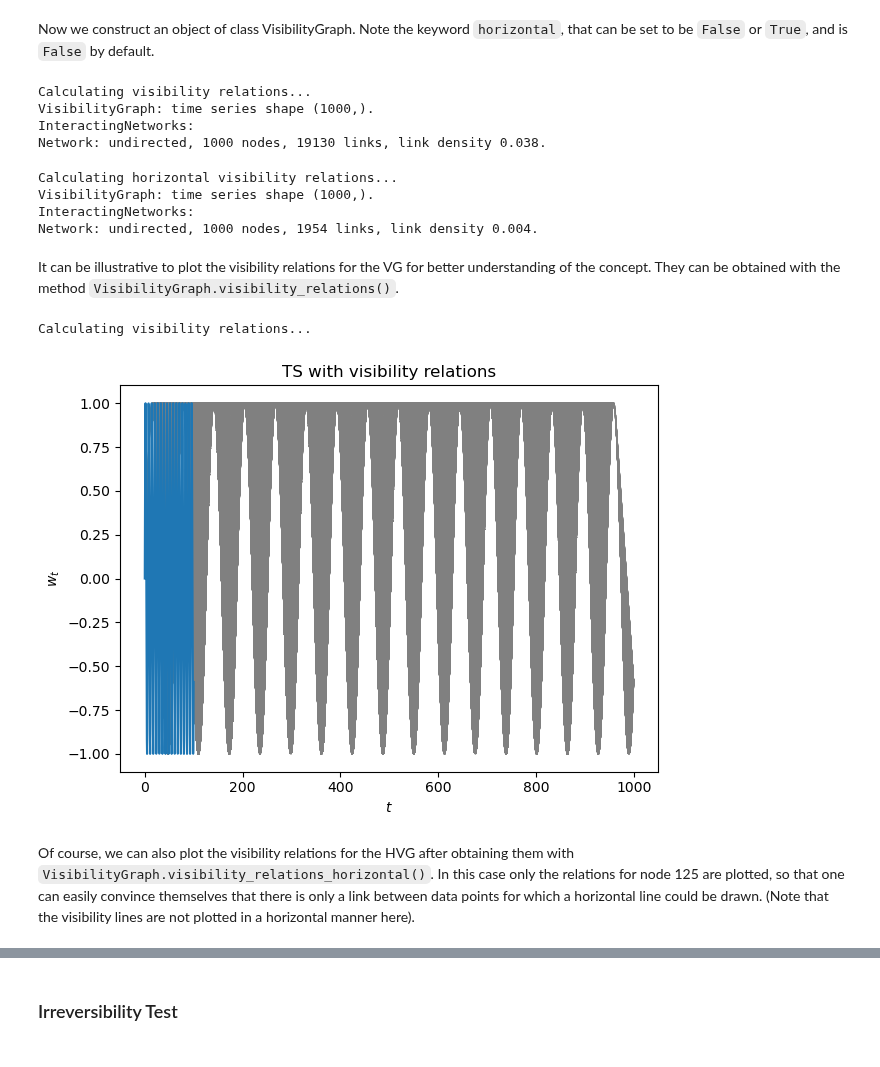
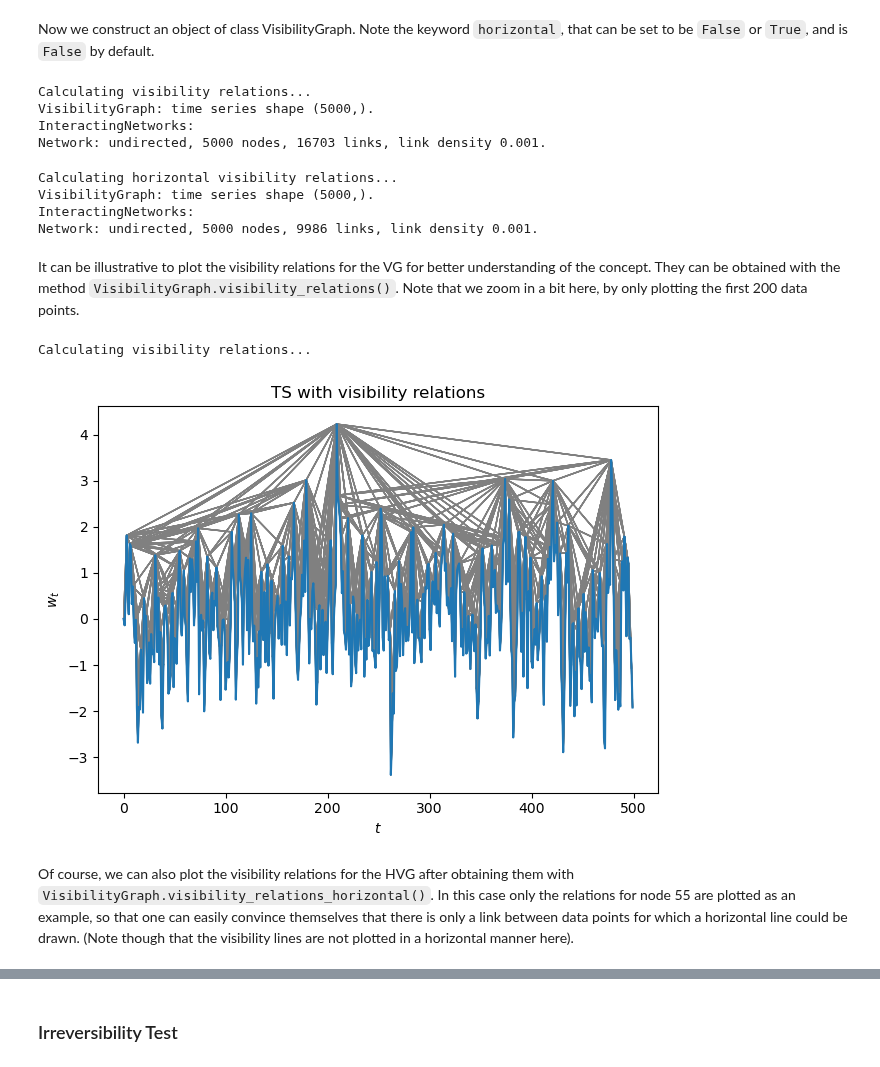
Before and after one commit to pik-copan/pyunicorn, a Jupyter notebook: notebooks/tutorial_VisibilityGraphs.ipynb, the cells around one changed output, grey strips where cells are left out. Cells and saved outputs as stored; diff of their text form; code cells hidden in the pictures.

```diff
--- a/notebooks/tutorial_VisibilityGraphs.ipynb
+++ b/notebooks/tutorial_VisibilityGraphs.ipynb
@@ -68,18 +68,15 @@ $$x_t = \alpha x_{t-1} + \xi_t \text{,}$$
 where $\alpha = 0.5$
 For more background on the construction of time series, consult __[Shumway and Stoffer, 2017](https://link.springer.com/book/10.1007/978-3-319-52452-8)__.
 # %%
-import math
 np.random.seed(42) # we set a seed to reproduce results later
 mu, sigma = 0, 1 # mean and standard deviation
-N = 100
+N = 5000
 xi = np.random.normal(mu, sigma, N) # gaussian noise time series
 a = 0.5
-w_t = []
-t = np.arange(0, N, 0.1) # construct time array
-for i in t:
-    w_t.append(math.sin(i))
-# for i in t[1:]:
-#     w_t.append(a*w_t[i-1]+xi[i])
+w_t = [0]
+t = np.arange(0, N, 1) # construct time array
+for i in t[1:]:
+    w_t.append(a*w_t[i-1]+xi[i])
 w_t = np.asarray(w_t)
 
 # plot the timeseries
@@ -99,40 +96,40 @@ VG = VisibilityGraph(w_t, horizontal = False) # creating object
 print(VG)
 # %% [output]
 Calculating visibility relations...
-VisibilityGraph: time series shape (1000,).
+VisibilityGraph: time series shape (5000,).
 InteractingNetworks:
-Network: undirected, 1000 nodes, 19130 links, link density 0.038.
+Network: undirected, 5000 nodes, 16703 links, link density 0.001.
 # %%
 HVG = VisibilityGraph(w_t, horizontal = True)
 print(HVG)
 # %% [output]
 Calculating horizontal visibility relations...
-VisibilityGraph: time series shape (1000,).
+VisibilityGraph: time series shape (5000,).
 InteractingNetworks:
-Network: undirected, 1000 nodes, 1954 links, link density 0.004.
+Network: undirected, 5000 nodes, 9986 links, link density 0.001.
 # %% [markdown]
-It can be illustrative to plot the visibility relations for the VG for better understanding of the concept. They can be obtained with the method `VisibilityGraph.visibility_relations()`.
+It can be illustrative to plot the visibility relations for the VG for better understanding of the concept. They can be obtained with the method `VisibilityGraph.visibility_relations()`. Note that we zoom in a bit here, by only plotting the first 200 data points.
 # %%
 # obtain the visibilty relations as an narray with boolean values
 # i.e. Trure: two data points are "visible" to each other
 visibility_relations = VG.visibility_relations()
-
+cutoff = int(N/10)
 fig = plt.figure()
-ax = plt.plot(t, w_t)
+ax = plt.plot(t[:cutoff], w_t[:cutoff]) # zooming in a bit
 ax = plt.xlabel("$t$")
 ax = plt.ylabel("$w_t$")
 ax = plt.title("TS with visibility relations")
 fig.tight_layout()
 # plotting the visibilty relations as grey arrows
-for i in range(N*10):
-    for k in range(N*10):
+for i in range(cutoff):
+    for k in range(cutoff):
         if visibility_relations[i][k]:
             ax = plt.arrow(i, w_t[i], (k-i), (w_t[k]-w_t[i]), color='grey')
 plt.show()
 # %% [output]
 Calculating visibility relations...
-[figure, old version]
+[figure, new version]
 # %% [markdown]
-Of course, we can also plot the visibility relations for the HVG after obtaining them with `VisibilityGraph.visibility_relations_horizontal()`. In this case only the relations for node 125 are plotted, so that one can easily convince themselves that there is only a link between data points for which a horizontal line could be drawn. (Note that the visibility lines are not plotted in a horizontal manner here).
+Of course, we can also plot the visibility relations for the HVG after obtaining them with `VisibilityGraph.visibility_relations_horizontal()`. In this case only the relations for node 55 are plotted as an example, so that one can easily convince themselves that there is only a link between data points for which a horizontal line could be drawn. (Note though that the visibility lines are not plotted in a horizontal manner here).
 # %%
 visibility_relations_horizontal = HVG.visibility_relations_horizontal()
```
Also changed, not shown: parts of 7 cells of this notebook.
